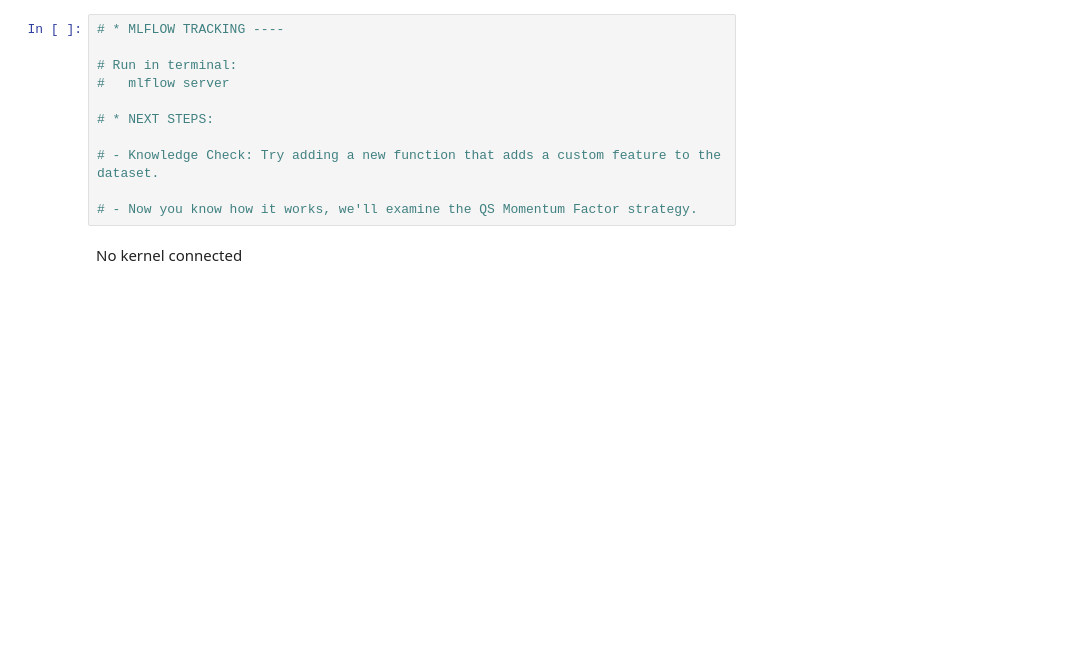
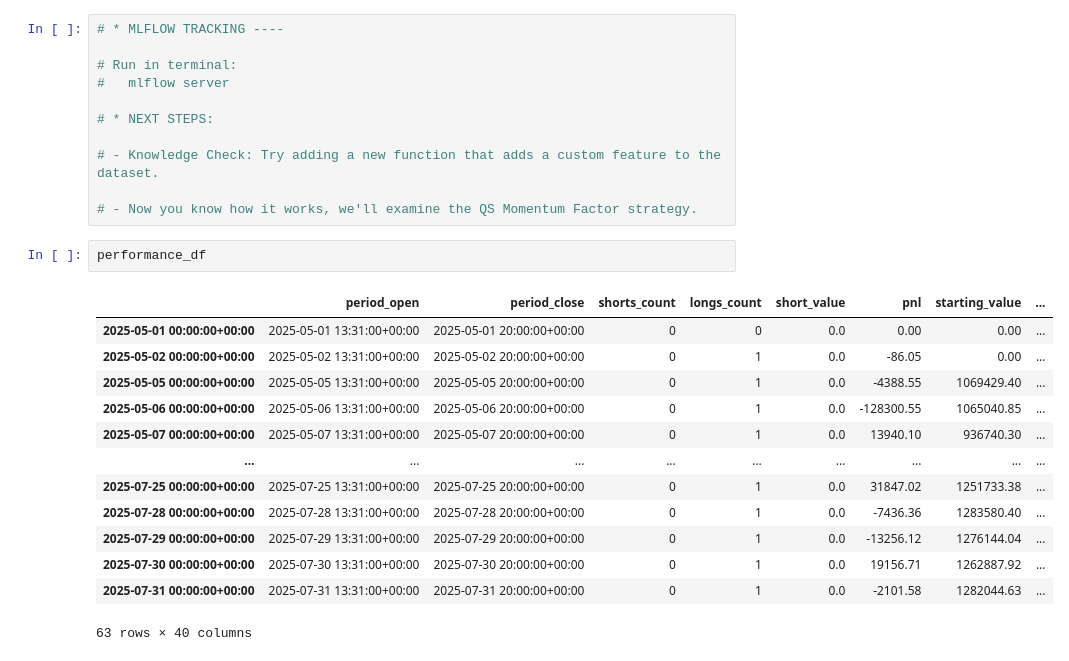
Before and after one commit to BruceBrownlee/QS-Project, a Jupyter notebook: Clinic-06/Interactive - 01_intro_to_qsresearch.py.ipynb, the cells around one changed output. Drawn from its saved outputs; the diff is of its cells as text; blank space fills up the shorter version.

```diff
--- a/Clinic-06/Interactive - 01_intro_to_qsresearch.py.ipynb
+++ b/Clinic-06/Interactive - 01_intro_to_qsresearch.py.ipynb
@@ -468,5 +488,19 @@ Quantiles Statistics
 # - Knowledge Check: Try adding a new function that adds a custom feature to the dataset.
 
 # - Now you know how it works, we'll examine the QS Momentum Factor strategy.
-# %% [markdown]
-No kernel connected
+# %%
+performance_df
+# %% [output]
+|  | period_open | period_close | shorts_count | longs_count | short_value | pnl | starting_value | ... |
+| 2025-05-01 00:00:00+00:00 | 2025-05-01 13:31:00+00:00 | 2025-05-01 20:00:00+00:00 | 0 | 0 | 0.0 | 0.00 | 0.00 | ... |
+| 2025-05-02 00:00:00+00:00 | 2025-05-02 13:31:00+00:00 | 2025-05-02 20:00:00+00:00 | 0 | 1 | 0.0 | -86.05 | 0.00 | ... |
+| 2025-05-05 00:00:00+00:00 | 2025-05-05 13:31:00+00:00 | 2025-05-05 20:00:00+00:00 | 0 | 1 | 0.0 | -4388.55 | 1069429.40 | ... |
+| 2025-05-06 00:00:00+00:00 | 2025-05-06 13:31:00+00:00 | 2025-05-06 20:00:00+00:00 | 0 | 1 | 0.0 | -128300.55 | 1065040.85 | ... |
+| 2025-05-07 00:00:00+00:00 | 2025-05-07 13:31:00+00:00 | 2025-05-07 20:00:00+00:00 | 0 | 1 | 0.0 | 13940.10 | 936740.30 | ... |
+| ... | ... | ... | ... | ... | ... | ... | ... | ... |
+| 2025-07-25 00:00:00+00:00 | 2025-07-25 13:31:00+00:00 | 2025-07-25 20:00:00+00:00 | 0 | 1 | 0.0 | 31847.02 | 1251733.38 | ... |
+| 2025-07-28 00:00:00+00:00 | 2025-07-28 13:31:00+00:00 | 2025-07-28 20:00:00+00:00 | 0 | 1 | 0.0 | -7436.36 | 1283580.40 | ... |
+| 2025-07-29 00:00:00+00:00 | 2025-07-29 13:31:00+00:00 | 2025-07-29 20:00:00+00:00 | 0 | 1 | 0.0 | -13256.12 | 1276144.04 | ... |
+| 2025-07-30 00:00:00+00:00 | 2025-07-30 13:31:00+00:00 | 2025-07-30 20:00:00+00:00 | 0 | 1 | 0.0 | 19156.71 | 1262887.92 | ... |
+| 2025-07-31 00:00:00+00:00 | 2025-07-31 13:31:00+00:00 | 2025-07-31 20:00:00+00:00 | 0 | 1 | 0.0 | -2101.58 | 1282044.63 | ... |
+63 rows × 40 columns
```
Also changed, not shown: parts of 6 cells of this notebook, 4 other files.
